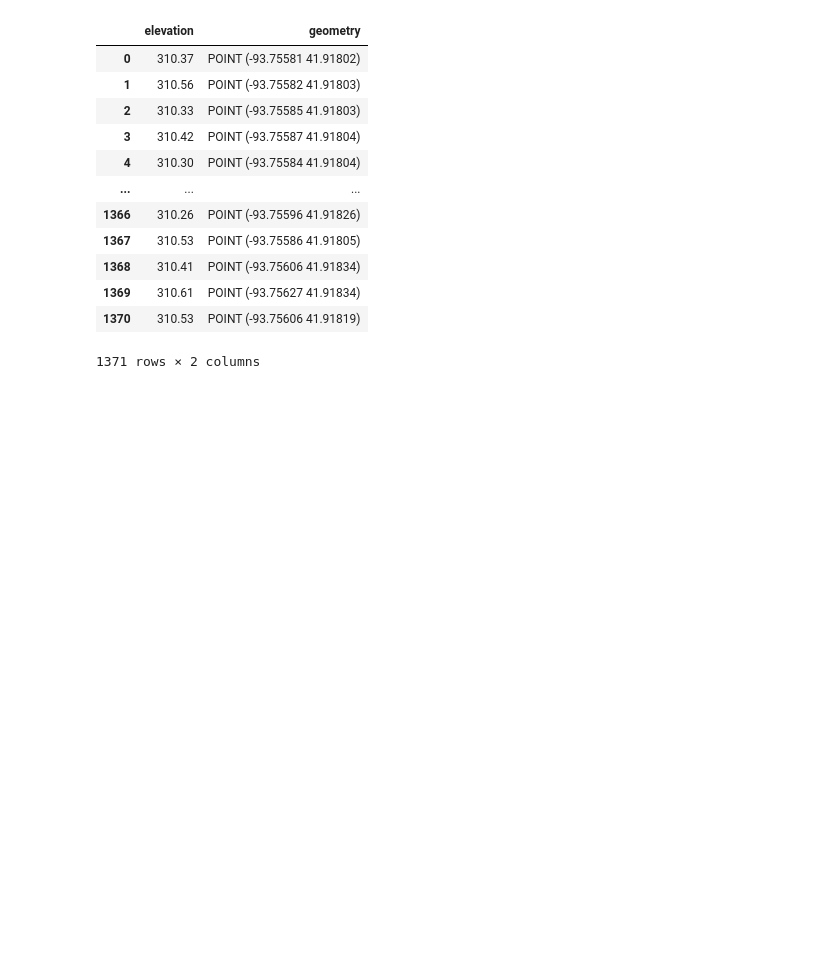
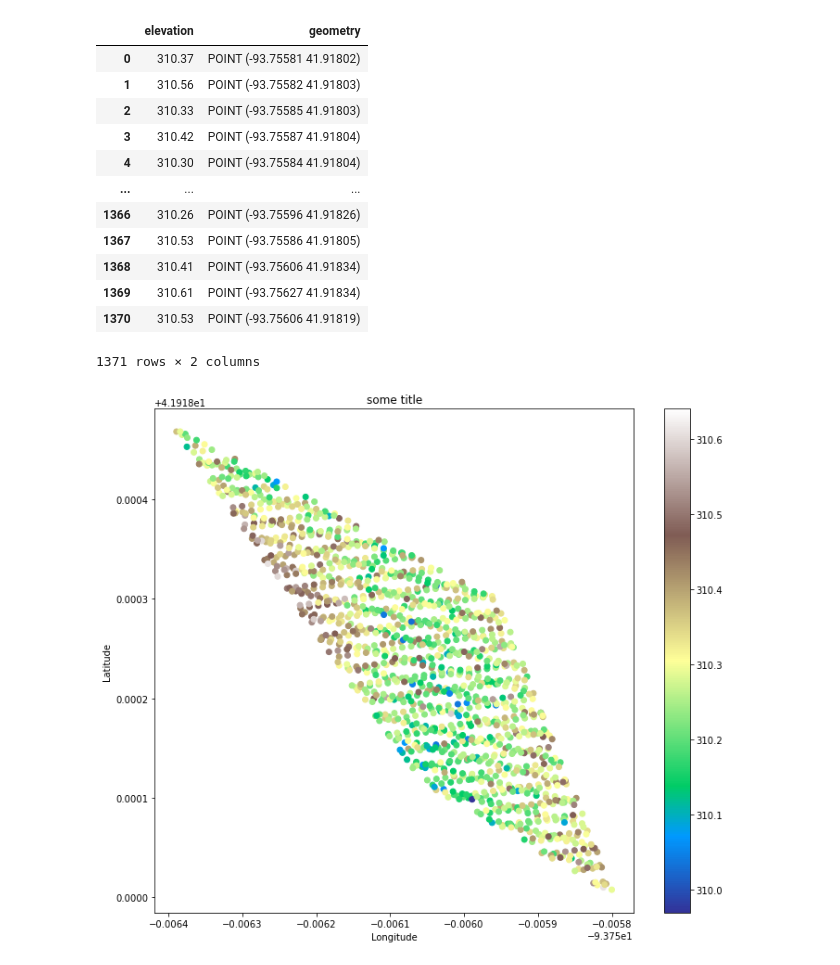
Before and after one commit to Ammon21/LIDAR_ETL, a Jupyter notebook: Expierment/test.ipynb, the cells around one changed output. Drawn from its saved outputs; the diff is of its cells as text; code cells hidden in the pictures; blank space fills up the shorter version.

Commit message:
add images

```diff
--- a/Expierment/test.ipynb
+++ b/Expierment/test.ipynb
@@ -208,3 +208,19 @@ df
 | 1369 | 310.61 | POINT (-93.75627 41.91834) |
 | 1370 | 310.53 | POINT (-93.75606 41.91819) |
 1371 rows × 2 columns
+# %%
+def plot_heatmap(df, title) -> None:
+    """ Plots a 2D heat map for the point cloud data using matplotlib
+    """
+
+    fig, ax = plt.subplots(1, 1, figsize=(12, 10))
+    df.plot(column='elevation', ax=ax, legend=True, cmap="terrain")
+    plt.title(title)
+    plt.xlabel('Longitude')
+    plt.ylabel('Latitude')
+    plt.savefig('Heatmap.png', dpi=120)
+    plt.show()
+# %%
+plot_heatmap(df, "some title")
+# %% [output]
+[figure, added]
```
Also changed, not shown: parts of 2 cells of this notebook, 3 other files.
